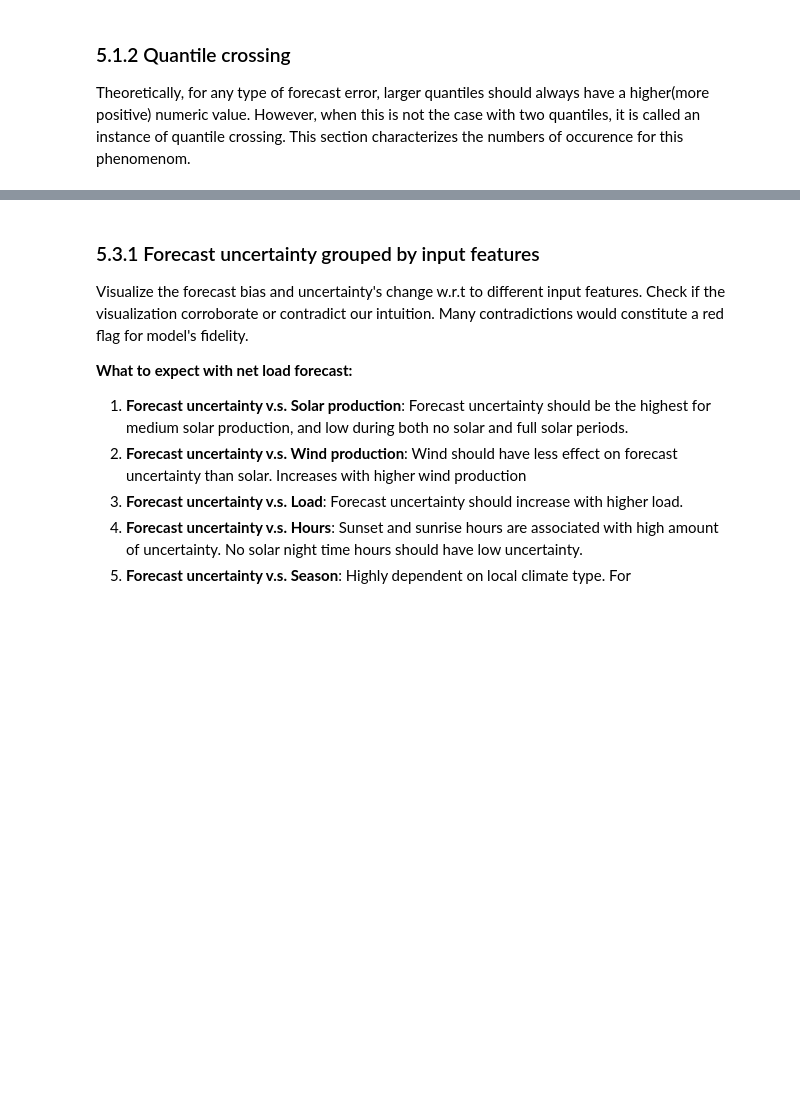
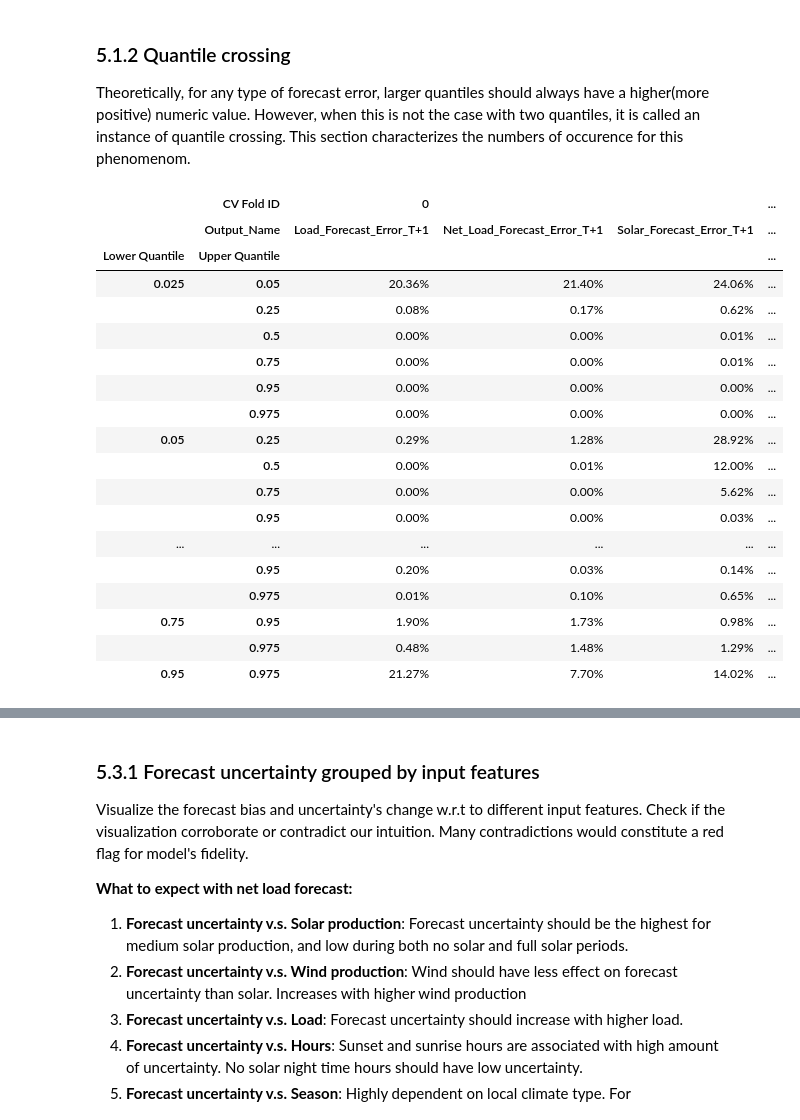
Before and after one commit to e3-/RESERVE-Public, a Jupyter notebook: code/rescue.ipynb, the cells around one changed output, grey strips where cells are left out. Saved outputs shown, nothing was run; the diff lists cells and outputs as text; code cells hidden in the pictures; blank space fills up the shorter version.

```diff
--- a/code/rescue.ipynb
+++ b/code/rescue.ipynb
@@ -457,7 +510,27 @@ for output in metrics_value.columns.levels[1]:
 ### 5.1.2 Quantile crossing
 Theoretically, for any type of forecast error, larger quantiles should always have a higher(more positive) numeric value. However, when this is not the case with two quantiles, it is called an instance of quantile crossing. This section characterizes the numbers of occurence for this phenomenom.
 # %%
-metrics.n_crossings(pred_trainval)
+metrics.n_crossings(pred_trainval).style.format("{:.2%}")
+# %% [output]
+|  | CV Fold ID | 0 |  |  | ... |
+|  | Output_Name | Load_Forecast_Error_T+1 | Net_Load_Forecast_Error_T+1 | Solar_Forecast_Error_T+1 | ... |
+| Lower Quantile | Upper Quantile |  |  |  | ... |
+| 0.025 | 0.05 | 20.36% | 21.40% | 24.06% | ... |
+|  | 0.25 | 0.08% | 0.17% | 0.62% | ... |
+|  | 0.5 | 0.00% | 0.00% | 0.01% | ... |
+|  | 0.75 | 0.00% | 0.00% | 0.01% | ... |
+|  | 0.95 | 0.00% | 0.00% | 0.00% | ... |
+|  | 0.975 | 0.00% | 0.00% | 0.00% | ... |
+| 0.05 | 0.25 | 0.29% | 1.28% | 28.92% | ... |
+|  | 0.5 | 0.00% | 0.01% | 12.00% | ... |
+|  | 0.75 | 0.00% | 0.00% | 5.62% | ... |
+|  | 0.95 | 0.00% | 0.00% | 0.03% | ... |
+| ... | ... | ... | ... | ... | ... |
+|  | 0.95 | 0.20% | 0.03% | 0.14% | ... |
+|  | 0.975 | 0.01% | 0.10% | 0.65% | ... |
+| 0.75 | 0.95 | 1.90% | 1.73% | 0.98% | ... |
+|  | 0.975 | 0.48% | 1.48% | 1.29% | ... |
+| 0.95 | 0.975 | 21.27% | 7.70% | 14.02% | ... |
 # %% [markdown]
 ## 5.2 Tensorboard
 Tensorboard is a built-in visualization tool to visualize the losses and metrics during multiple training processes. Use `tensorboard --logdir dir_str.logs_dir` to invoke it in the command line (replace `dir_str.logs_dir` with the folder it's referring to). This is also the reason we did not plot training history for each epoch, as it's done in tensorboard already
```
Also changed, not shown: parts of 25 cells of this notebook, 2 other files.
